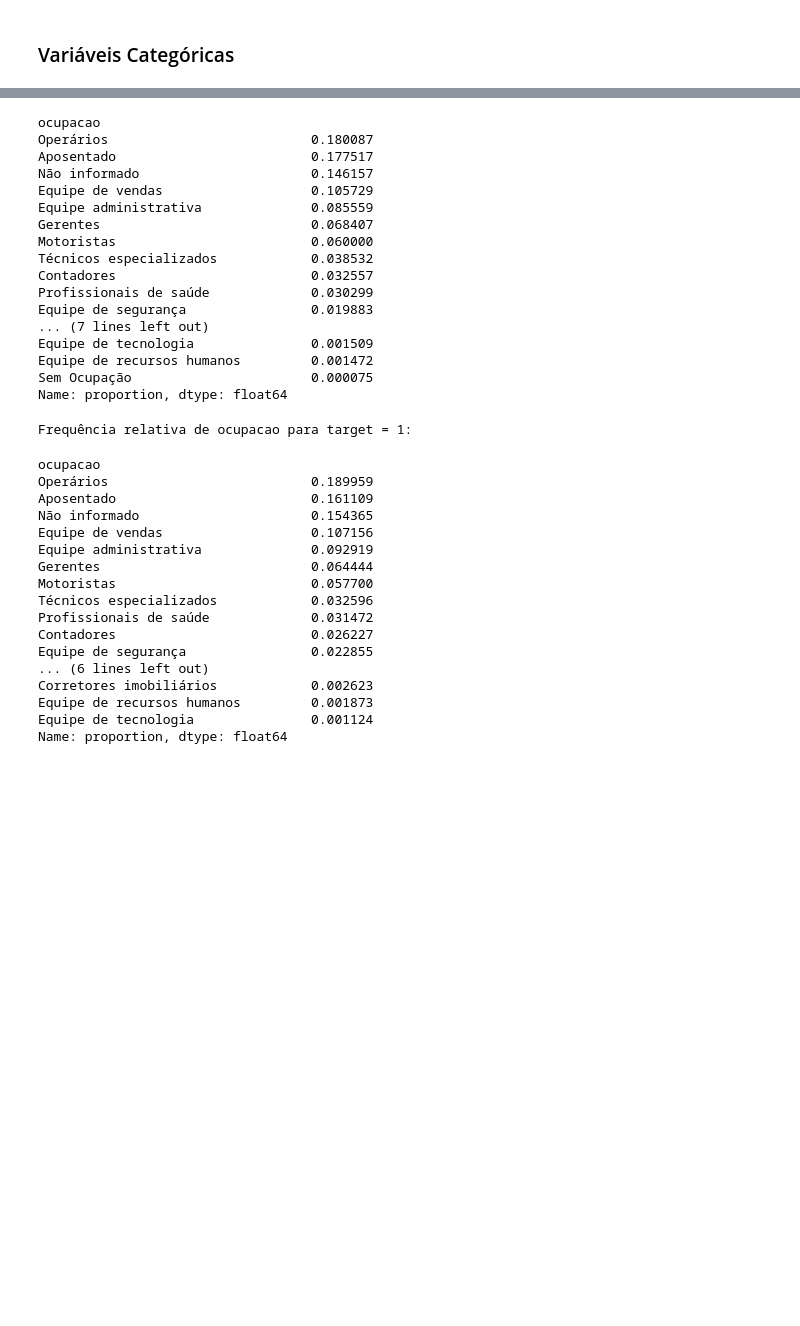
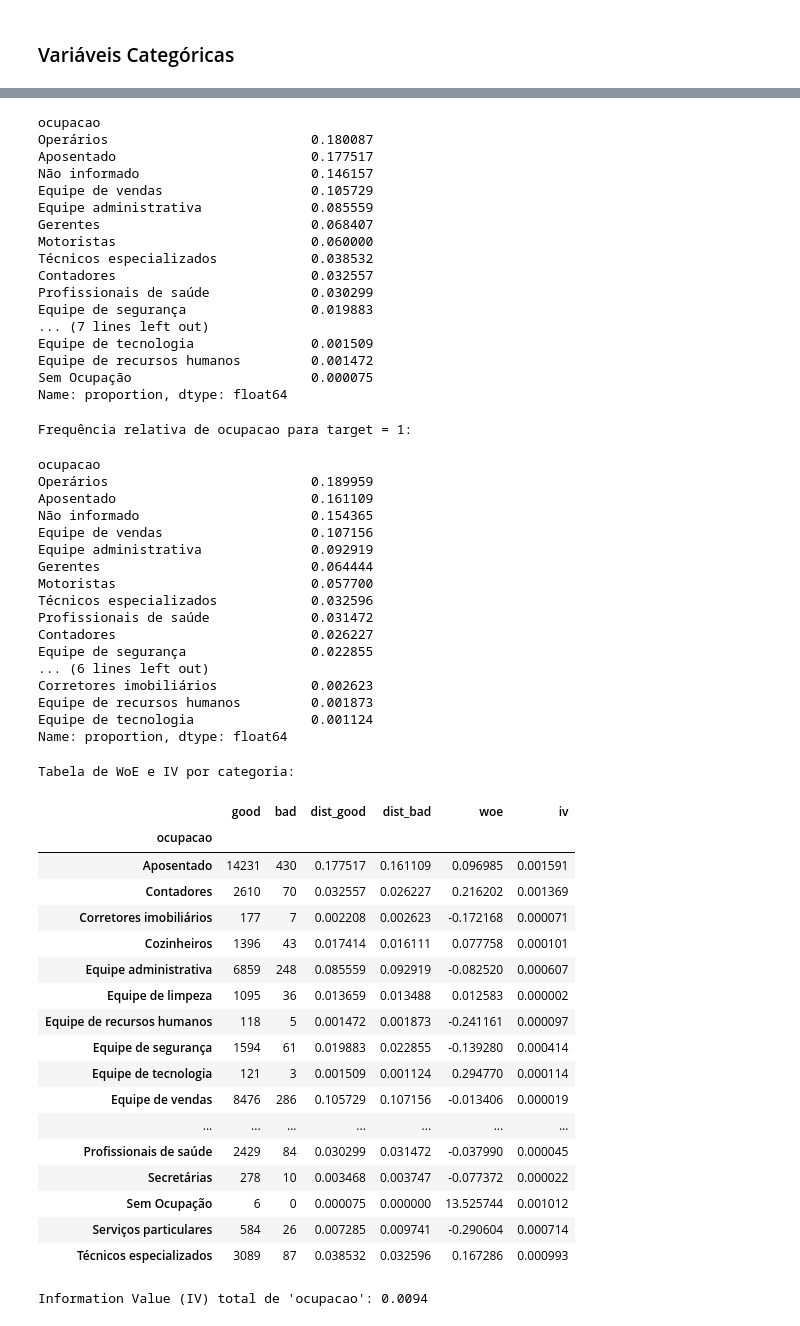
Before and after one commit to p-willyams/credit_case, a Jupyter notebook: src/4-train/modelling.ipynb, the cells around one changed output, grey strips where cells are left out. Saved outputs shown, nothing was run; the diff lists cells and outputs as text; code cells hidden in the pictures; blank space fills up the shorter version.

```diff
--- a/src/4-train/modelling.ipynb
+++ b/src/4-train/modelling.ipynb
@@ -255,9 +572,51 @@ Name: proportion, dtype: float64
 # %%
+
 print("Frequência relativa de ocupacao para target = 0:")
-display(df_train_explore[df_train_explore['target'] == 0]['ocupacao'].value_counts(normalize=True))
+display(
+    df_train_explore[df_train_explore['target'] == 0]['ocupacao']
+    .value_counts(normalize=True)
+)
 
 print("\nFrequência relativa de ocupacao para target = 1:")
-display(df_train_explore[df_train_explore['target'] == 1]['ocupacao'].value_counts(normalize=True))
+display(
+    df_train_explore[df_train_explore['target'] == 1]['ocupacao']
+    .value_counts(normalize=True)
+)
+
+
+woe_df = (
+    df_train_explore
+    .groupby('ocupacao')['target']
+    .value_counts()
+    .unstack(fill_value=0)
+)
+
+woe_df = woe_df.reindex(columns=[0, 1], fill_value=0)
+woe_df.columns = ['good', 'bad']
+
+total_good = woe_df['good'].sum()
+total_bad = woe_df['bad'].sum()
+
+woe_df['dist_good'] = woe_df['good'] / total_good
+woe_df['dist_bad'] = woe_df['bad'] / total_bad
+
+epsilon = 1e-10
+
+woe_df['woe'] = np.log(
+    (woe_df['dist_good'] + epsilon) /
+    (woe_df['dist_bad'] + epsilon)
+)
+
+woe_df['iv'] = (
+    woe_df['dist_good'] - woe_df['dist_bad']
+) * woe_df['woe']
+
+print("\nTabela de WoE e IV por categoria:")
+display(woe_df)
+
+iv_total = woe_df['iv'].sum()
+
+print(f"\nInformation Value (IV) total de 'ocupacao': {iv_total:.4f}")
 # %% [output]
 Frequência relativa de ocupacao para target = 0:
 ocupacao
@@ -268,30 +627,50 @@ Equipe de vendas                   0.105729
 Equipe administrativa              0.085559
 Gerentes                           0.068407
 Motoristas                         0.060000
 Técnicos especializados            0.038532
 Contadores                         0.032557
 Profissionais de saúde             0.030299
 Equipe de segurança                0.019883
 ... (7 lines left out)
 Equipe de tecnologia               0.001509
 Equipe de recursos humanos         0.001472
 Sem Ocupação                       0.000075
 Name: proportion, dtype: float64
 Frequência relativa de ocupacao para target = 1:
 ocupacao
 Operários                          0.189959
 Aposentado                         0.161109
 Não informado                      0.154365
 Equipe de vendas                   0.107156
 Equipe administrativa              0.092919
 Gerentes                           0.064444
 Motoristas                         0.057700
 Técnicos especializados            0.032596
 Profissionais de saúde             0.031472
 Contadores                         0.026227
 Equipe de segurança                0.022855
 ... (6 lines left out)
 Corretores imobiliários            0.002623
 Equipe de recursos humanos         0.001873
 Equipe de tecnologia               0.001124
 Name: proportion, dtype: float64
+Tabela de WoE e IV por categoria:
+|  | good | bad | dist_good | dist_bad | woe | iv |
+| ocupacao |  |  |  |  |  |  |
+| Aposentado | 14231 | 430 | 0.177517 | 0.161109 | 0.096985 | 0.001591 |
+| Contadores | 2610 | 70 | 0.032557 | 0.026227 | 0.216202 | 0.001369 |
+| Corretores imobiliários | 177 | 7 | 0.002208 | 0.002623 | -0.172168 | 0.000071 |
+| Cozinheiros | 1396 | 43 | 0.017414 | 0.016111 | 0.077758 | 0.000101 |
+| Equipe administrativa | 6859 | 248 | 0.085559 | 0.092919 | -0.082520 | 0.000607 |
+| Equipe de limpeza | 1095 | 36 | 0.013659 | 0.013488 | 0.012583 | 0.000002 |
+| Equipe de recursos humanos | 118 | 5 | 0.001472 | 0.001873 | -0.241161 | 0.000097 |
+| Equipe de segurança | 1594 | 61 | 0.019883 | 0.022855 | -0.139280 | 0.000414 |
+| Equipe de tecnologia | 121 | 3 | 0.001509 | 0.001124 | 0.294770 | 0.000114 |
+| Equipe de vendas | 8476 | 286 | 0.105729 | 0.107156 | -0.013406 | 0.000019 |
+| ... | ... | ... | ... | ... | ... | ... |
+| Profissionais de saúde | 2429 | 84 | 0.030299 | 0.031472 | -0.037990 | 0.000045 |
+| Secretárias | 278 | 10 | 0.003468 | 0.003747 | -0.077372 | 0.000022 |
+| Sem Ocupação | 6 | 0 | 0.000075 | 0.000000 | 13.525744 | 0.001012 |
+| Serviços particulares | 584 | 26 | 0.007285 | 0.009741 | -0.290604 | 0.000714 |
+| Técnicos especializados | 3089 | 87 | 0.038532 | 0.032596 | 0.167286 | 0.000993 |
+Information Value (IV) total de 'ocupacao': 0.0094
```
Also changed, not shown: parts of 22 cells of this notebook.
